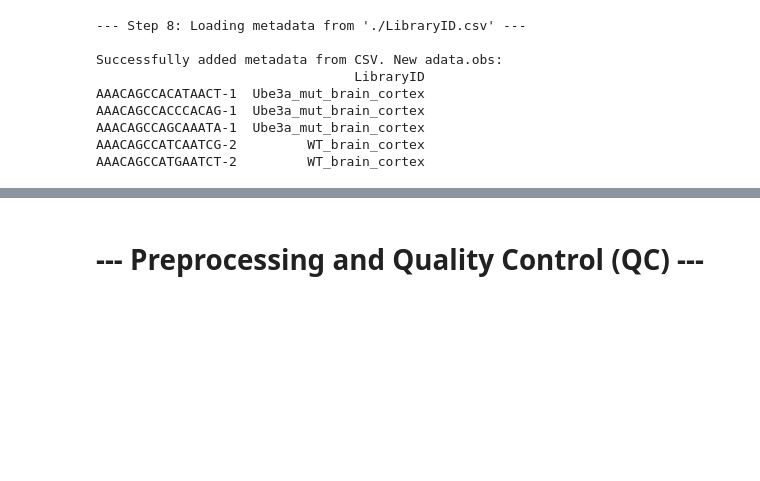
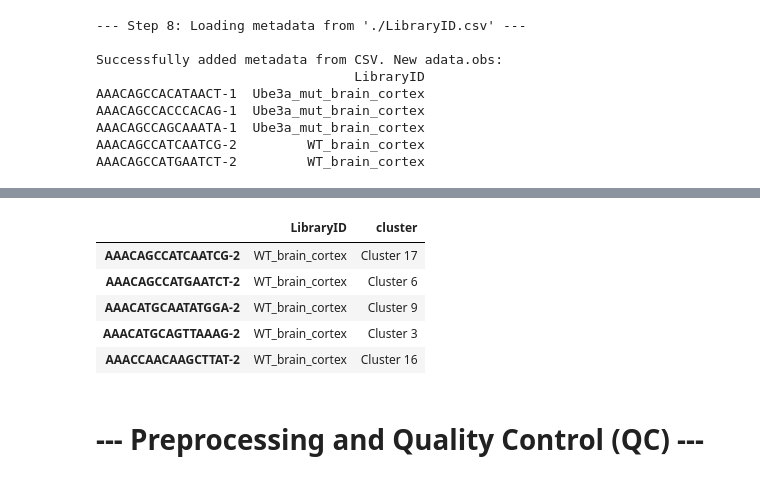
Before and after one commit to michal7kw/scMulti_merged_matrix, a Jupyter notebook: process_sc_data.ipynb, the cells around one changed output, grey strips where cells are left out. Cells and saved outputs as stored; diff of their text form; code cells hidden in the pictures; blank space fills up the shorter version.

```diff
--- a/process_sc_data.ipynb
+++ b/process_sc_data.ipynb
@@ -186,3 +205,14 @@ adata= adata[condition_mask, :]
+# %%
+# Rename the 'GEX Graph-based' column to 'cluster'
+adata.obs = adata.obs.rename(columns={'GEX Graph-based': 'cluster'})
+adata.obs.head()
+# %% [output]
+|  | LibraryID | cluster |
+| AAACAGCCATCAATCG-2 | WT_brain_cortex | Cluster 17 |
+| AAACAGCCATGAATCT-2 | WT_brain_cortex | Cluster 6 |
+| AAACATGCAATATGGA-2 | WT_brain_cortex | Cluster 9 |
+| AAACATGCAGTTAAAG-2 | WT_brain_cortex | Cluster 3 |
+| AAACCAACAAGCTTAT-2 | WT_brain_cortex | Cluster 16 |
 # %% [markdown]
 # --- Preprocessing and Quality Control (QC) ---
 # %%
```
Also changed, not shown: parts of 9 cells of this notebook, 4 other files.
